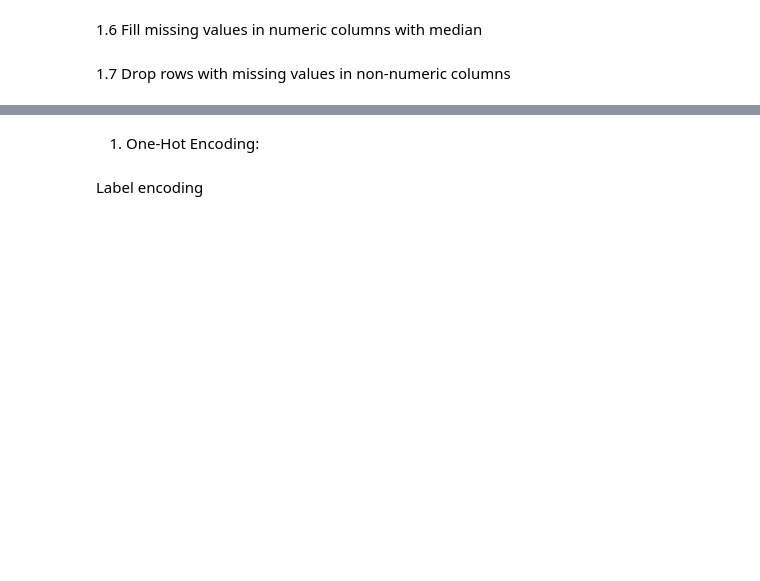
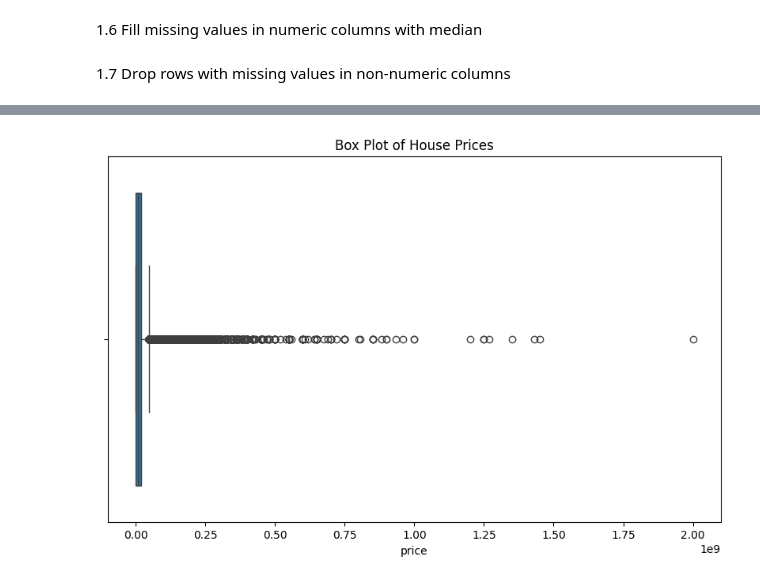
Before and after one commit to sadafwalliyani/Data_science_Projects, a Jupyter notebook: Task-1/House_Price_Analysis_and_Prediction.ipynb, the cells around one changed output, grey strips where cells are left out. Cells and saved outputs as stored; diff of their text form; code cells hidden in the pictures; blank space fills up the shorter version.

```diff
--- a/Task-1/House_Price_Analysis_and_Prediction.ipynb
+++ b/Task-1/House_Price_Analysis_and_Prediction.ipynb
@@ -91,0 +87,6 @@ df.dropna(subset=df.select_dtypes(exclude='number').columns, inplace=True)
+# %%
+# Convert 'date_added' to datetime with appropriate format
+df['date_added'] = pd.to_datetime(df['date_added'], format='%m/%d/%Y', errors='coerce')
+
+# Verify the conversion
+print(df['date_added'].head())
@@ -141,2 +104,0 @@ Encode Categorical Features
-# %% [markdown]
-1. One-Hot Encoding:
@@ -145,2 +104,0 @@ df=pd.get_dummies(df, columns=['property_type', 'location'], drop_first=True)
-# %% [markdown]
-Label encoding
@@ -151,7 +105,16 @@ from sklearn.preprocessing import LabelEncoder
-# %%
-from sklearn.preprocessing import LabelEncoder
-
-# Label encode 'city' and 'province_name'
-label_encoder = LabelEncoder()
-df['city'] = label_encoder.fit_transform(df['city'])
-df['province_name'] = label_encoder.fit_transform(df['province_name'])
+# %%
+# Visualize outliers using a box plot
+plt.figure(figsize=(10, 6))
+sns.boxplot(x=df['price'])
+plt.title('Box Plot of House Prices')
+plt.show()
+
+# Removing outliers using IQR method
+Q1 = df['price'].quantile(0.25)
+Q3 = df['price'].quantile(0.75)
+IQR = Q3 - Q1
+lower_bound = Q1 - 1.5 * IQR
+upper_bound = Q3 + 1.5 * IQR
+df = df[~((df['price'] < lower_bound) | (df['price'] > upper_bound))]
+# %% [output]
+[figure, added]
```
Also changed, not shown: parts of 46 cells of this notebook.
